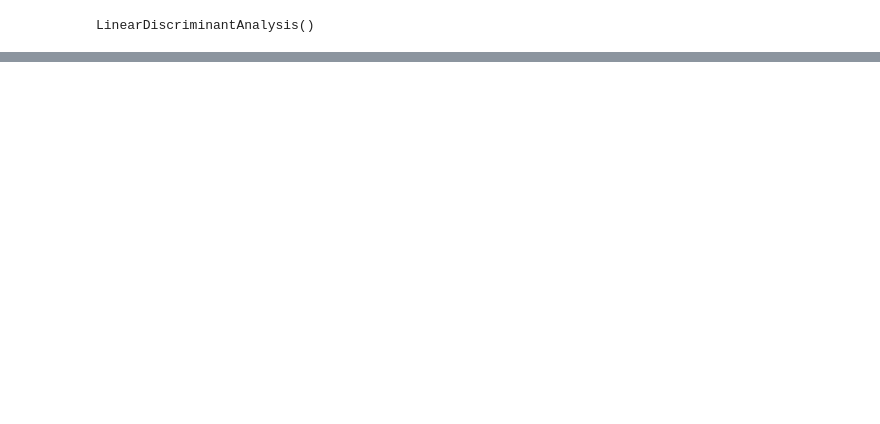
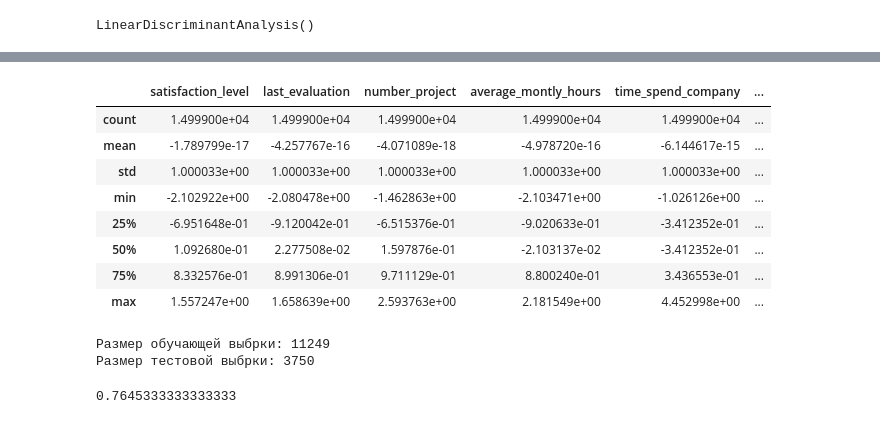
Before and after one commit to zzalexey/Final-Work, a Jupyter notebook: FW.ipynb, the cells around one changed output, grey strips where cells are left out. Saved outputs shown, nothing was run; the diff lists cells and outputs as text; code cells hidden in the pictures; blank space fills up the shorter version.

```diff
--- a/FW.ipynb
+++ b/FW.ipynb
@@ -4,4 +6,9 @@
 import numpy as np
 import pandas as pd
 import matplotlib.pyplot as plt
-hr = pd.read_csv('C:/Users/zzale/Downloads/Files/DA/FW/HR.csv')
+# hr = pd.read_csv('C:/Users/zzale/Downloads/Files/DA/FW/HR.csv')
+from google.colab import drive
+drive.mount('/content/drive')
+hr  = pd.read_csv('/content/drive/MyDrive/Colab Notebooks/Files/FW/HR.csv')
+#hr.reset_index()
+hr.head()
@@ -447,0 +472,11 @@ ValueError: could not broadcast input array from shape (3750,1) into shape (3750
+# %%
+# нормализуем переменные и попробуем еще раз
+# Неплохо. Попробуем масштабировать данные и запустить алгоритм еще разок!
+from sklearn.preprocessing import StandardScaler
+scaler = StandardScaler()
+#v_1_scaled = scaler.fit_transform(data_cut['sepal length (cm)'].reshape(-1, 1))
+#v_1_scaled
+#v_2_scaled = scaler.fit_transform(v_2.reshape(-1, 1))
+#v_2_scaled
+hr_cut_z = scaler.fit_transform(data)
+type(hr_cut_z)
@@ -447,0 +485,3 @@ ValueError: could not broadcast input array from shape (3750,1) into shape (3750
+# %%
+df_cut_z = pd.DataFrame(hr_cut_z, columns = ['satisfaction_level','last_evaluation','number_project','average_montly_hours','time_spend_company','Work_accident','promotion_last_5years'])
+df_cut_z.head()
@@ -447,0 +495,30 @@ ValueError: could not broadcast input array from shape (3750,1) into shape (3750
+# %%
+df_cut_z.describe()
+# %% [output]
+|  | satisfaction_level | last_evaluation | number_project | average_montly_hours | time_spend_company | ... |
+| count | 1.499900e+04 | 1.499900e+04 | 1.499900e+04 | 1.499900e+04 | 1.499900e+04 | ... |
+| mean | -1.789799e-17 | -4.257767e-16 | -4.071089e-18 | -4.978720e-16 | -6.144617e-15 | ... |
+| std | 1.000033e+00 | 1.000033e+00 | 1.000033e+00 | 1.000033e+00 | 1.000033e+00 | ... |
+| min | -2.102922e+00 | -2.080478e+00 | -1.462863e+00 | -2.103471e+00 | -1.026126e+00 | ... |
+| 25% | -6.951648e-01 | -9.120042e-01 | -6.515376e-01 | -9.020633e-01 | -3.412352e-01 | ... |
+| 50% | 1.092680e-01 | 2.277508e-02 | 1.597876e-01 | -2.103137e-02 | -3.412352e-01 | ... |
+| 75% | 8.332576e-01 | 8.991306e-01 | 9.711129e-01 | 8.800240e-01 | 3.436553e-01 | ... |
+| max | 1.557247e+00 | 1.658639e+00 | 2.593763e+00 | 2.181549e+00 | 4.452998e+00 | ... |
+# %%
+data_class = hr['left']
+from sklearn.model_selection import train_test_split
+X_train, X_test, y_train, y_test = train_test_split(df_cut_z, data_class, test_size=0.25)
+
+print(f'Размер обучающей выбрки: {len(y_train)}')
+print(f'Размер тестовой выбрки: {len(y_test)}')
+# %% [output]
+Размер обучающей выбрки: 11249
+Размер тестовой выбрки: 3750
+# %%
+from sklearn.discriminant_analysis import LinearDiscriminantAnalysis
+lda = LinearDiscriminantAnalysis()
+lda.fit(X_train, y_train)
+from sklearn.metrics import accuracy_score
+accuracy_score(y_test, lda.predict(X_test))
+# %% [output]
+0.7645333333333333
```
Also changed, not shown: parts of 16 cells of this notebook.
